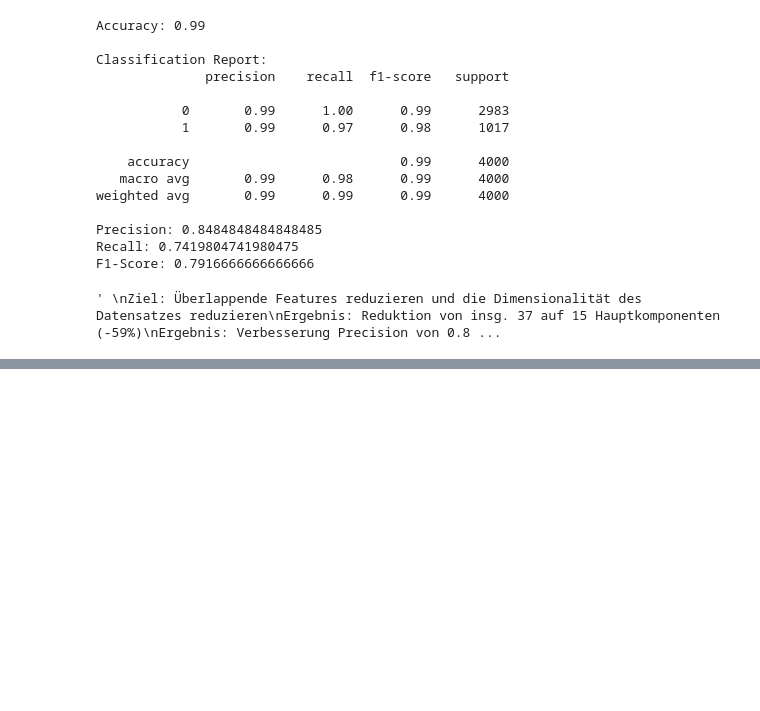
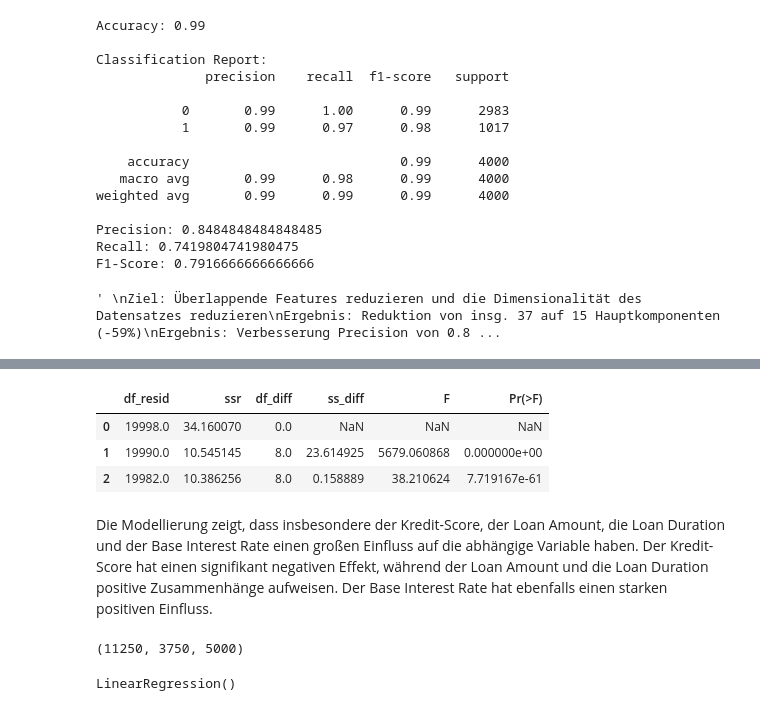
Before and after one commit to jovicdev97/financial-data-analytics, a Jupyter notebook: test.ipynb, the cells around one changed output, grey strips where cells are left out. Cells and saved outputs as stored; diff of their text form; code cells hidden in the pictures; blank space fills up the shorter version.

```diff
--- a/test.ipynb
+++ b/test.ipynb
@@ -974,0 +1028,8 @@ F1 Score von 0.7916666666666666 auf 0.98
+# %%
+""" Interpretation des Modells (Skript) """
+""" Unsere Annahme: höheres AnnualIncome -> höhere Wahrscheinlichkeit für LoanApproved """
+
+# Syntax für die Regressionsgleichung: Zielwert ~ Feature 1 + Feature 2 + ...
+model_assumption_interestrate_age_single_feature = ols(
+    "InterestRate ~ Age ", numerical_columns_for_regression_task).fit()
+print(model_assumption_interestrate_age_single_feature.summary())
@@ -974,0 +1159,59 @@ F1 Score von 0.7916666666666666 auf 0.98
+# %%
+""" Der R-Wert sinkt von 0.708 auf 0.704, aber er ist immer noch besser als beim einfahcsten Modell 0.041 """
+""" Next Step: ANOVA Vergleich (ANalysis Of VAriance, Varianzanalyse) """
+
+""" 1. aufruf vergleicht jedes modell mit dem nächstfolgenden """
+""" modelle werden in der reihenfolge des aufrufs verglichen """
+
+""" 2. Ergebnisse:
+der P Wert liegt bei < 0.05 für all features, was bedeutet dass diese Modell signifikant ist
+der P Wert liegt bei 0 für relevant features, was bedeutet dass dieses Modell ebenfalls signifikant ist """
+
+anova_results = anova_lm(
+    model_assumption_interestrate_age_single_feature,
+    model_assumption_interestrate_age_with_relevant_features,
+    model_assumption_interestrate_age_with_all_features,
+)
+anova_results
+# %% [output]
+|  | df_resid | ssr | df_diff | ss_diff | F | Pr(>F) |
+| 0 | 19998.0 | 34.160070 | 0.0 | NaN | NaN | NaN |
+| 1 | 19990.0 | 10.545145 | 8.0 | 23.614925 | 5679.060868 | 0.000000e+00 |
+| 2 | 19982.0 | 10.386256 | 8.0 | 0.158889 | 38.210624 | 7.719167e-61 |
+# %% [markdown]
+Die Modellierung zeigt, dass insbesondere der Kredit-Score, der Loan Amount, die Loan Duration und der Base Interest Rate einen großen Einfluss auf die abhängige Variable haben. Der Kredit-Score hat einen signifikant negativen Effekt, während der Loan Amount und die Loan Duration positive Zusammenhänge aufweisen. Der Base Interest Rate hat ebenfalls einen starken positiven Einfluss.
+# %%
+""" Prädikatives Modell bauen: Daten teilen """
+
+import matplotlib.pyplot as plt
+from sklearn.model_selection import train_test_split
+from sklearn.linear_model import LinearRegression
+from sklearn.metrics import root_mean_squared_error as RMSE
+
+""" Schritt 1 : Daten teilen """
+# Target variable definition
+target = "InterestRate"
+
+# Separate features (X) and target (y)
+X = numerical_columns_for_regression_task.drop(columns=[target]) # ALLE Features außer der Zielvariable
+y = numerical_columns_for_regression_task[target] # NUR die Zielvariable
+
+# Daten aufteilen: Testdaten
+X_train, X_test, y_train, y_test = train_test_split(X, y)
+
+# Nicht-Testdaten weiter aufteilen: Training und Entwicklung
+X_train, X_dev, y_train, y_dev = train_test_split(X_train, y_train)
+
+len(X_train), len(X_dev), len(X_test)
+#len(y_train), len(y_dev), len(y_test)
+
+## todo: zielvariable entfernen und ersetzen. weil base interese rate nicht in den features ist
+# %% [output]
+(11250, 3750, 5000)
+# %%
+""" Prädikatives Modell buaen: Modelltraining """
+
+clf = LinearRegression()
+clf.fit(X_train, y_train)
+# %% [output]
+LinearRegression()
```
Also changed, not shown: parts of 11 cells of this notebook.
